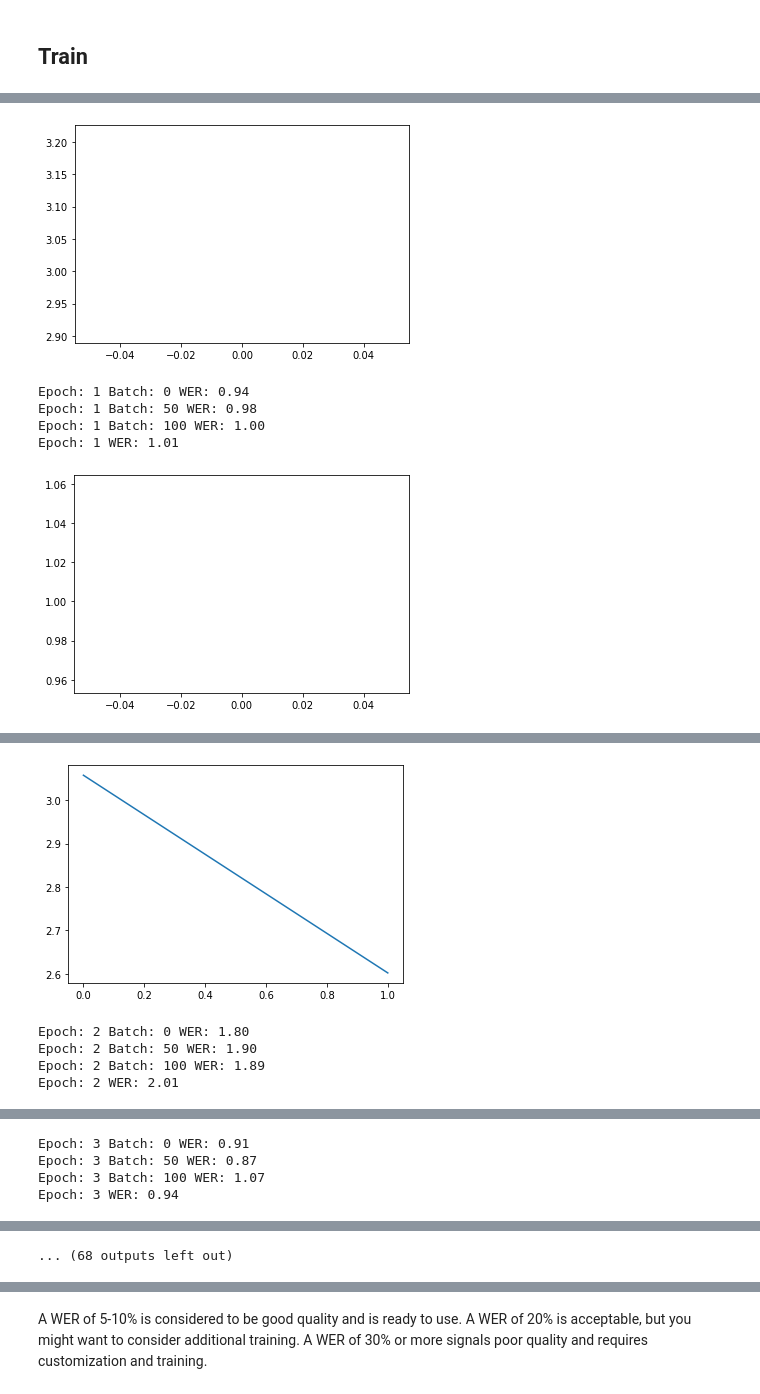
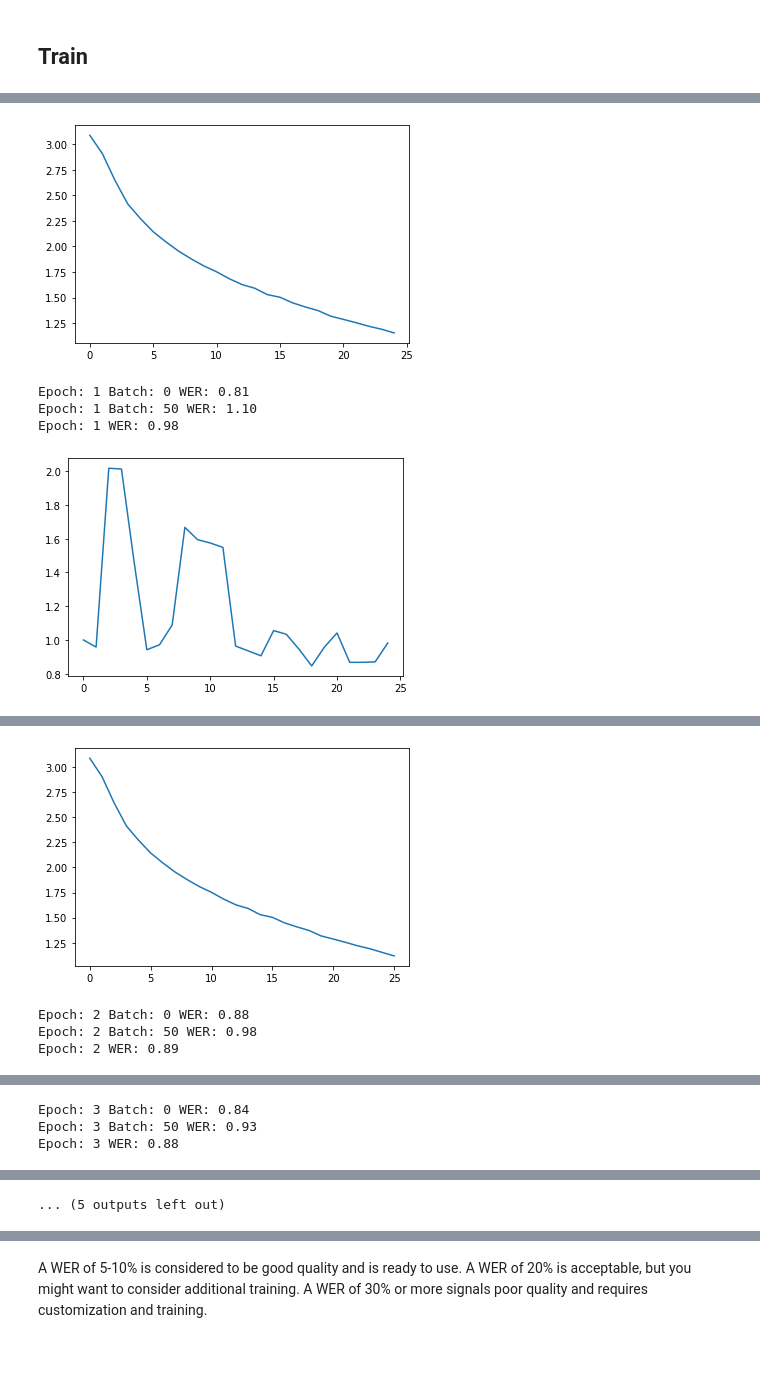
Before and after one commit to LapTQ/IT4343E_OCR, a Jupyter notebook: image_captioning.ipynb, the cells around one changed output, grey strips where cells are left out. Cells and saved outputs as stored; diff of their text form; code cells hidden in the pictures; blank space fills up the shorter version.

```diff
--- a/image_captioning.ipynb
+++ b/image_captioning.ipynb
@@ -79,9 +79,7 @@ embedding_dim = 512
 # Per-layer units in the feed-forward network
 units = 512
 
-batch_size = 4
-epochs = 30
-AUTOTUNE = tf.data.AUTOTUNE
+batch_size = 8
 # %%
 print('Number of training images:', len(list(Path(train_img_dir).glob('*.png'))))
 print('Number of testing images:', len(list(Path(test_img_dir).glob('*.png'))))
@@ -140,7 +138,7 @@ def make_dataset(img_paths, labels, training):
     assert training is True or training is False
 
     dataset = tf.data.Dataset.from_tensor_slices((img_paths, labels))
-    dataset = dataset.map(preprocess_input, num_parallel_calls=AUTOTUNE)
+    dataset = dataset.map(preprocess_input, num_parallel_calls=tf.data.AUTOTUNE)
     dataset = dataset.prefetch(buffer_size=2000)
     # dataset = dataset.cache()
     if training:
@@ -203,0 +177,16 @@ class CNN_Encoder(keras.Model):
+# %%
+base_cnn = keras.applications.DenseNet121(
+            include_top=False,
+            input_shape=(image_height, image_width, 3),
+)
+
+output = base_cnn.output
+# squash the feature map from shape [batch_size, f_height, f_width, f_channel]
+# to shape [batch_size, f_width, f_height x f_channel]
+output = keras.layers.Permute((2, 1, 3))(output)
+output = keras.layers.Reshape((output.shape[-3], -1))(output)
+# shape after dense == (batch_size, f_width, embedding_dim)
+output = keras.layers.Dense(embedding_dim)(output)
+output = keras.layers.ReLU()(output)
+
+encoder = keras.Model(base_cnn.input, output)
@@ -287,5 +273,5 @@ class RNN_Decoder(tf.keras.Model):
     def reset_state(self, batch_size):
         return tf.zeros((batch_size, self.units))
 # %%
-encoder = CNN_Encoder(embedding_dim)
+# encoder = CNN_Encoder(embedding_dim)
 decoder = RNN_Decoder(embedding_dim, units, vectorization.vocabulary_size())
@@ -413,7 +391,7 @@ def evaluate(images, targets):
 # %%
 import time
 
-epochs = 20
+epochs = 5
 
 for epoch in range(start_epoch, epochs):
     start = time.time()
@@ -470,6 +443,5 @@ Time taken for 1 epoch 435.44 sec
-[figure, old version]
+[figure, new version]
-Epoch: 1 Batch: 0 WER: 0.94
-Epoch: 1 Batch: 50 WER: 0.98
-Epoch: 1 Batch: 100 WER: 1.00
-Epoch: 1 WER: 1.01
+Epoch: 1 Batch: 0 WER: 0.81
+Epoch: 1 Batch: 50 WER: 1.10
+Epoch: 1 WER: 0.98
-[figure, old version]
+[figure, new version]
@@ -488,5 +455,4 @@ Time taken for 1 epoch 330.19 sec
-[figure, old version]
+[figure, new version]
-Epoch: 2 Batch: 0 WER: 1.80
-Epoch: 2 Batch: 50 WER: 1.90
-Epoch: 2 Batch: 100 WER: 1.89
-Epoch: 2 WER: 2.01
+Epoch: 2 Batch: 0 WER: 0.88
+Epoch: 2 Batch: 50 WER: 0.98
+Epoch: 2 WER: 0.89
@@ -507,4 +468,3 @@ Time taken for 1 epoch 329.03 sec
-Epoch: 3 Batch: 0 WER: 0.91
-Epoch: 3 Batch: 50 WER: 0.87
-Epoch: 3 Batch: 100 WER: 1.07
-Epoch: 3 WER: 0.94
+Epoch: 3 Batch: 0 WER: 0.84
+Epoch: 3 Batch: 50 WER: 0.93
+Epoch: 3 WER: 0.88
@@ -512 +472 @@ Epoch: 3 WER: 0.94
-... (68 outputs left out)
+... (5 outputs left out)
```
Also changed, not shown: parts of 12 cells of this notebook.
